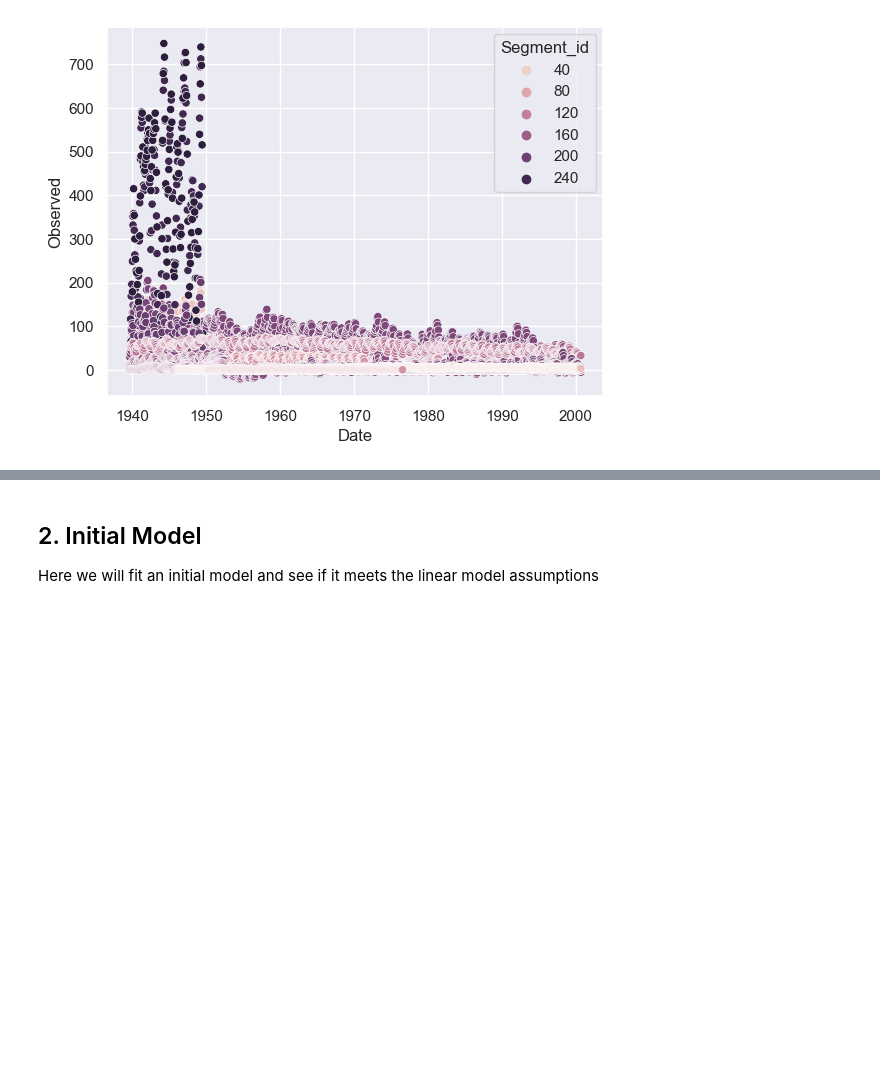
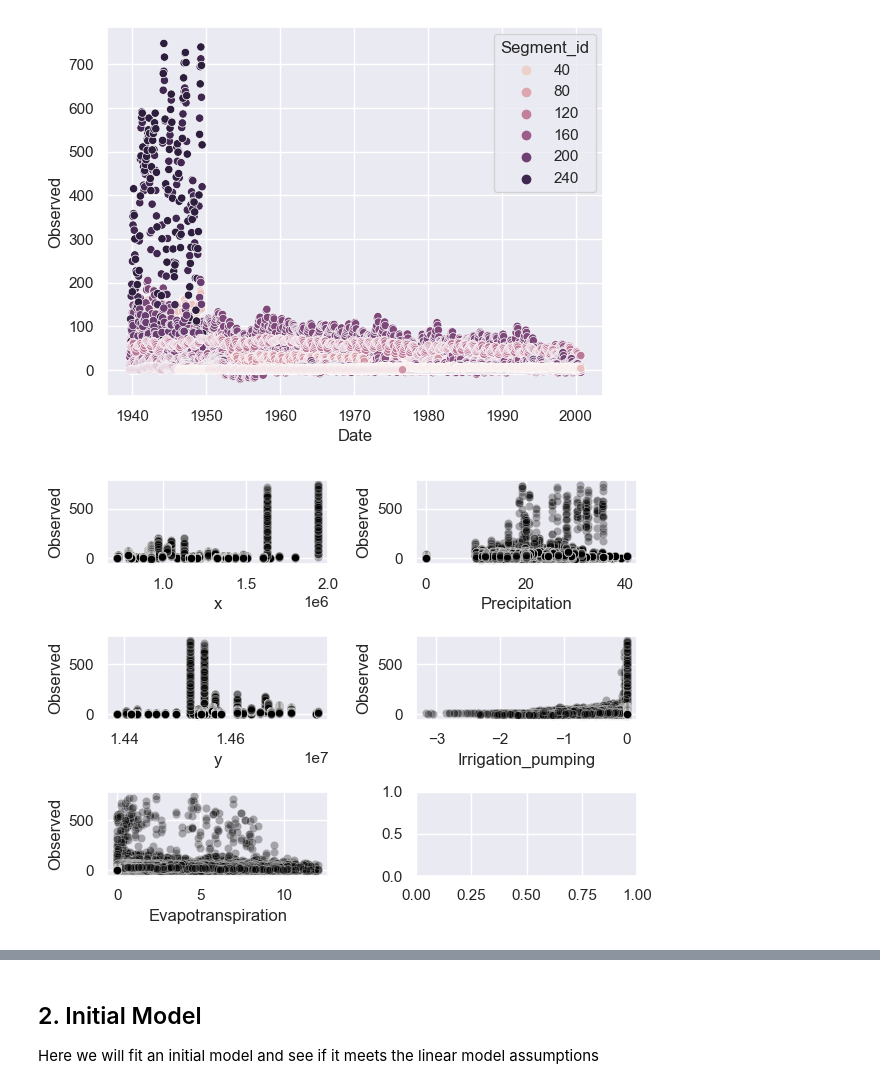
Before and after one commit to sethbeckett/cs6830_project6, a Jupyter notebook: project6.ipynb, the cells around one changed output, grey strips where cells are left out. Saved outputs shown, nothing was run; the diff lists cells and outputs as text; code cells hidden in the pictures; blank space fills up the shorter version.

```diff
--- a/project6.ipynb
+++ b/project6.ipynb
@@ -56,0 +51,14 @@ fig, axs = plt.subplots(3, 2)
+# %%
+# check out explanatory variables in comparison to response variable
+fig, axs = plt.subplots(3, 2)
+sns.scatterplot(data=hydro, x='x', y='Observed', ax=axs[0,0], alpha=0.3, color='black')
+sns.scatterplot(data=hydro, x='y', y='Observed', ax=axs[1,0], alpha=0.3, color='black')
+sns.scatterplot(data=hydro, x='Evapotranspiration', y='Observed', ax=axs[2,0], alpha=0.3, color='black')
+sns.scatterplot(data=hydro, x='Precipitation', y='Observed', ax=axs[0,1], alpha=0.3, color='black')
+sns.scatterplot(data=hydro, x='Irrigation_pumping', y='Observed', ax=axs[1,1], alpha=0.3, color='black')
+
+
+plt.tight_layout()
+plt.show()
+# %% [output]
+[figure, added]
```
Also changed, not shown: parts of 14 cells of this notebook.
